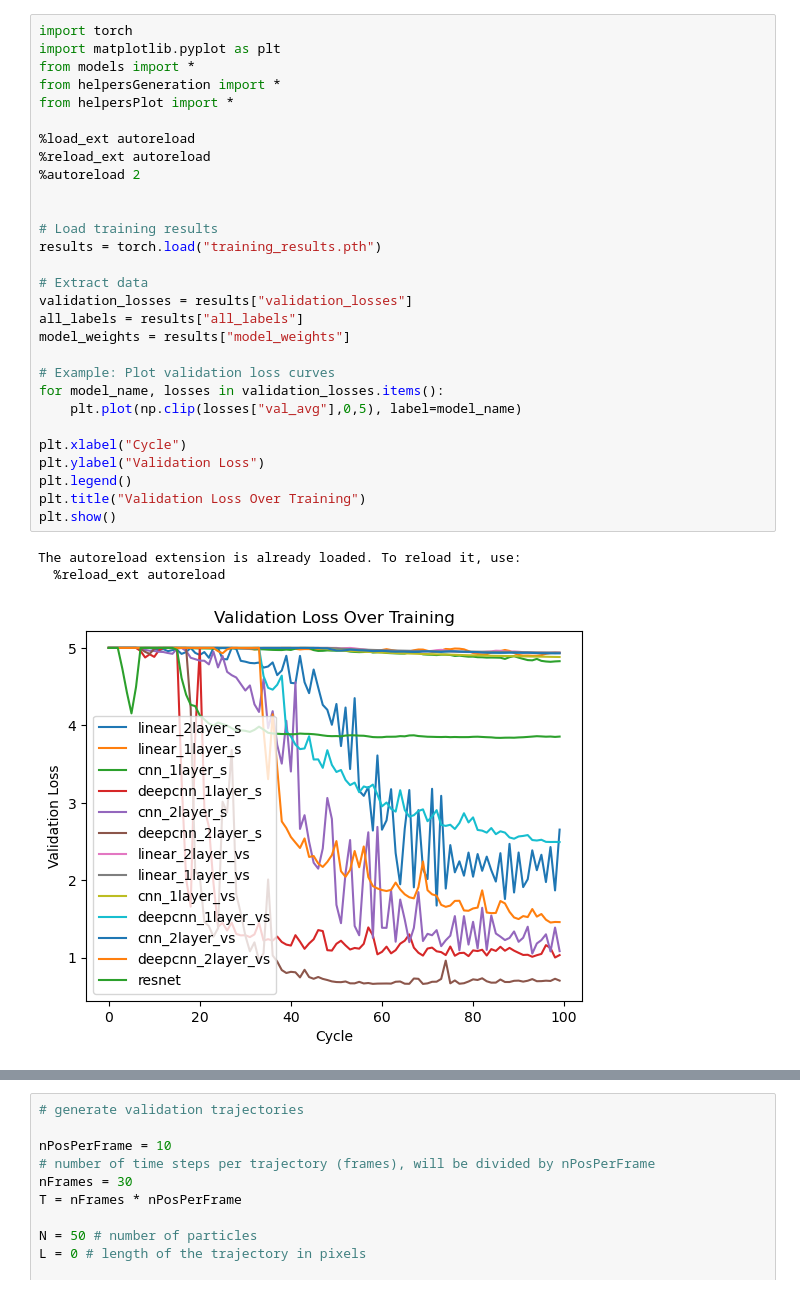
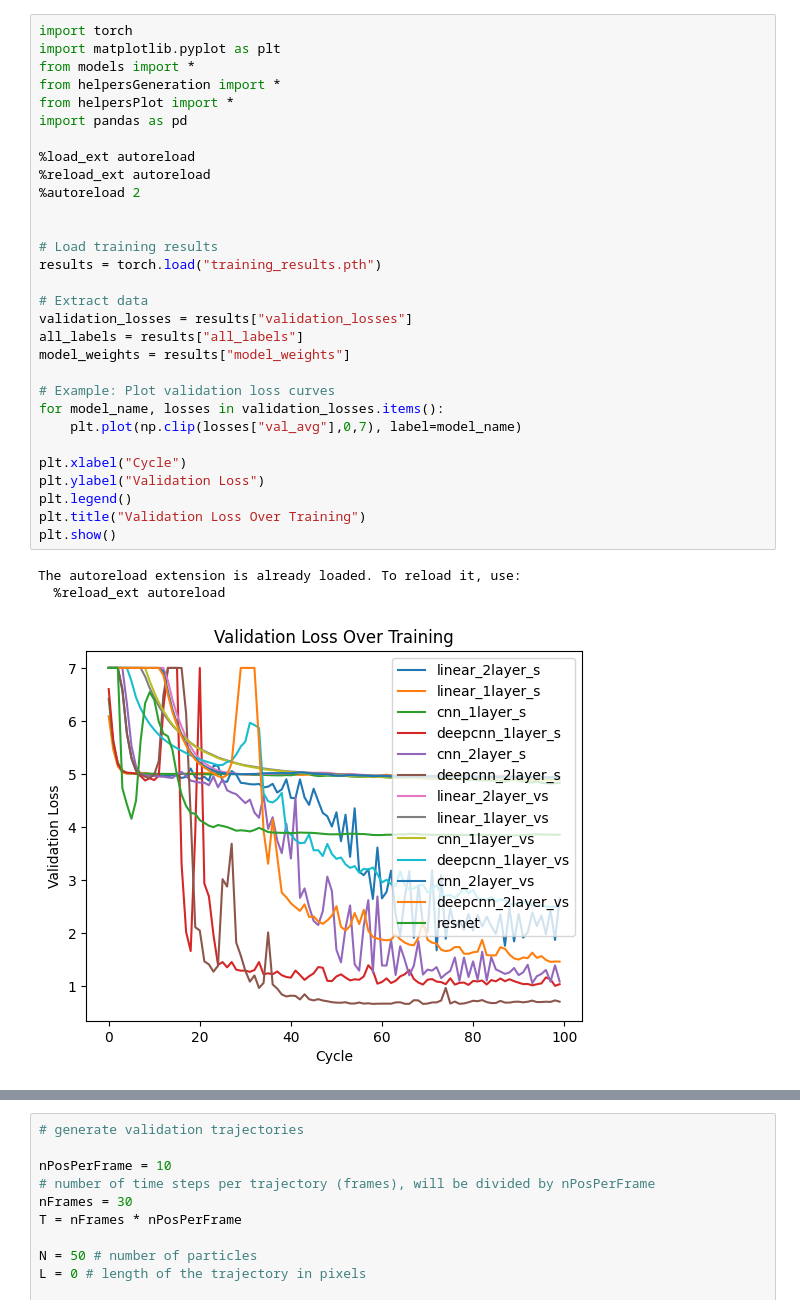
Before and after one commit to Biomedical-Imaging-Group/MolecularDiffusion_MiViT, a Jupyter notebook: train_results_sequences.ipynb, the cells around one changed output, grey strips where cells are left out. Saved outputs shown, nothing was run; the diff lists cells and outputs as text.

```diff
--- a/train_results_sequences.ipynb
+++ b/train_results_sequences.ipynb
@@ -2,35 +2,36 @@
 import torch
 import matplotlib.pyplot as plt
 from models import *
 from helpersGeneration import *
 from helpersPlot import *
+import pandas as pd
 
 %load_ext autoreload
 %reload_ext autoreload
 %autoreload 2
 
 
 # Load training results
 results = torch.load("training_results.pth")
 
 # Extract data
 validation_losses = results["validation_losses"]
 all_labels = results["all_labels"]
 model_weights = results["model_weights"]
 
 # Example: Plot validation loss curves
 for model_name, losses in validation_losses.items():
-    plt.plot(np.clip(losses["val_avg"],0,5), label=model_name)
+    plt.plot(np.clip(losses["val_avg"],0,7), label=model_name)
 
 plt.xlabel("Cycle")
 plt.ylabel("Validation Loss")
 plt.legend()
 plt.title("Validation Loss Over Training")
 plt.show()
 # %% [output]
 The autoreload extension is already loaded. To reload it, use:
   %reload_ext autoreload
-[figure, old version]
+[figure, new version]
 # %%
 import matplotlib.pyplot as plt
 import numpy as np
```
Also changed, not shown: parts of 12 cells of this notebook, 19 other files.
